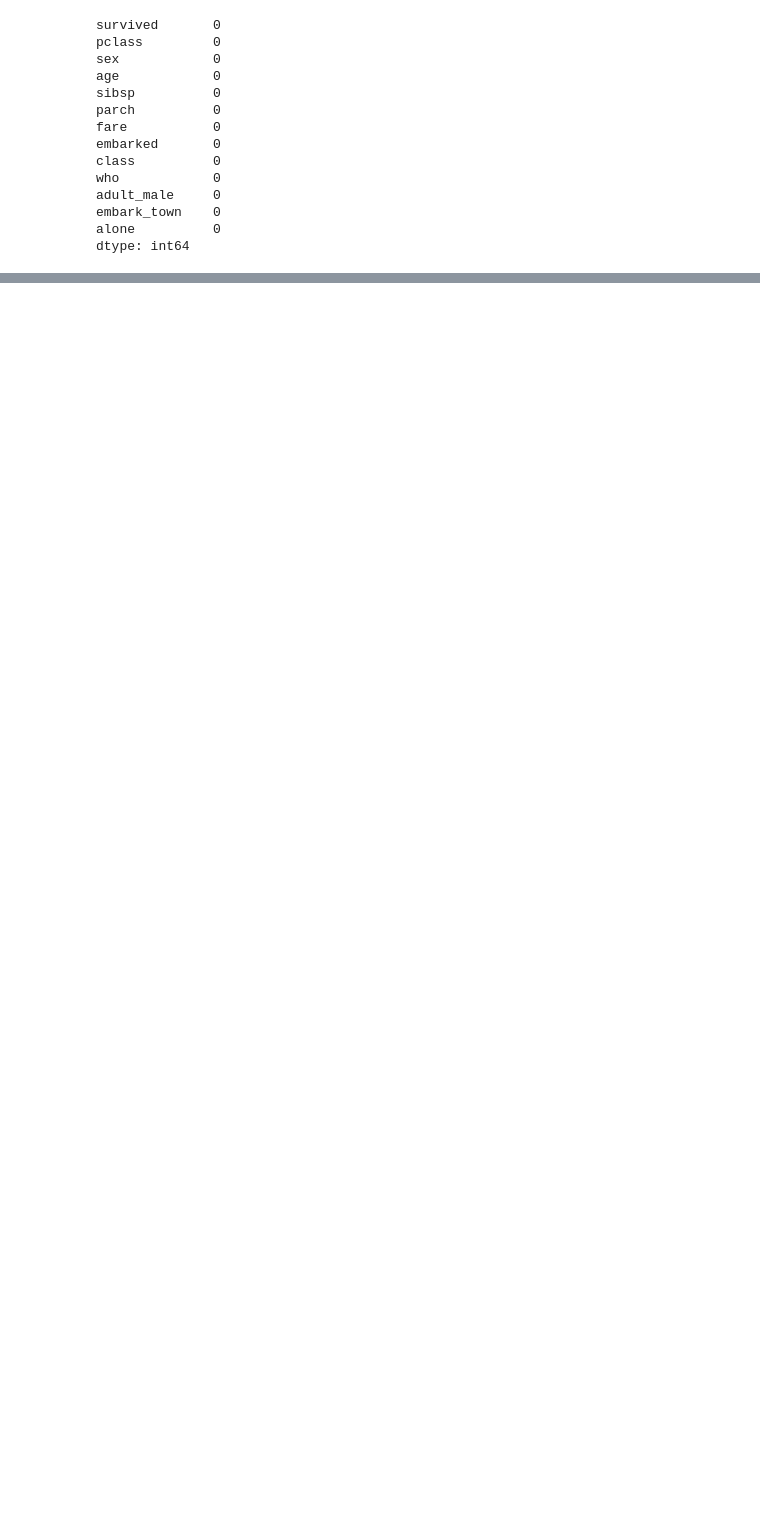
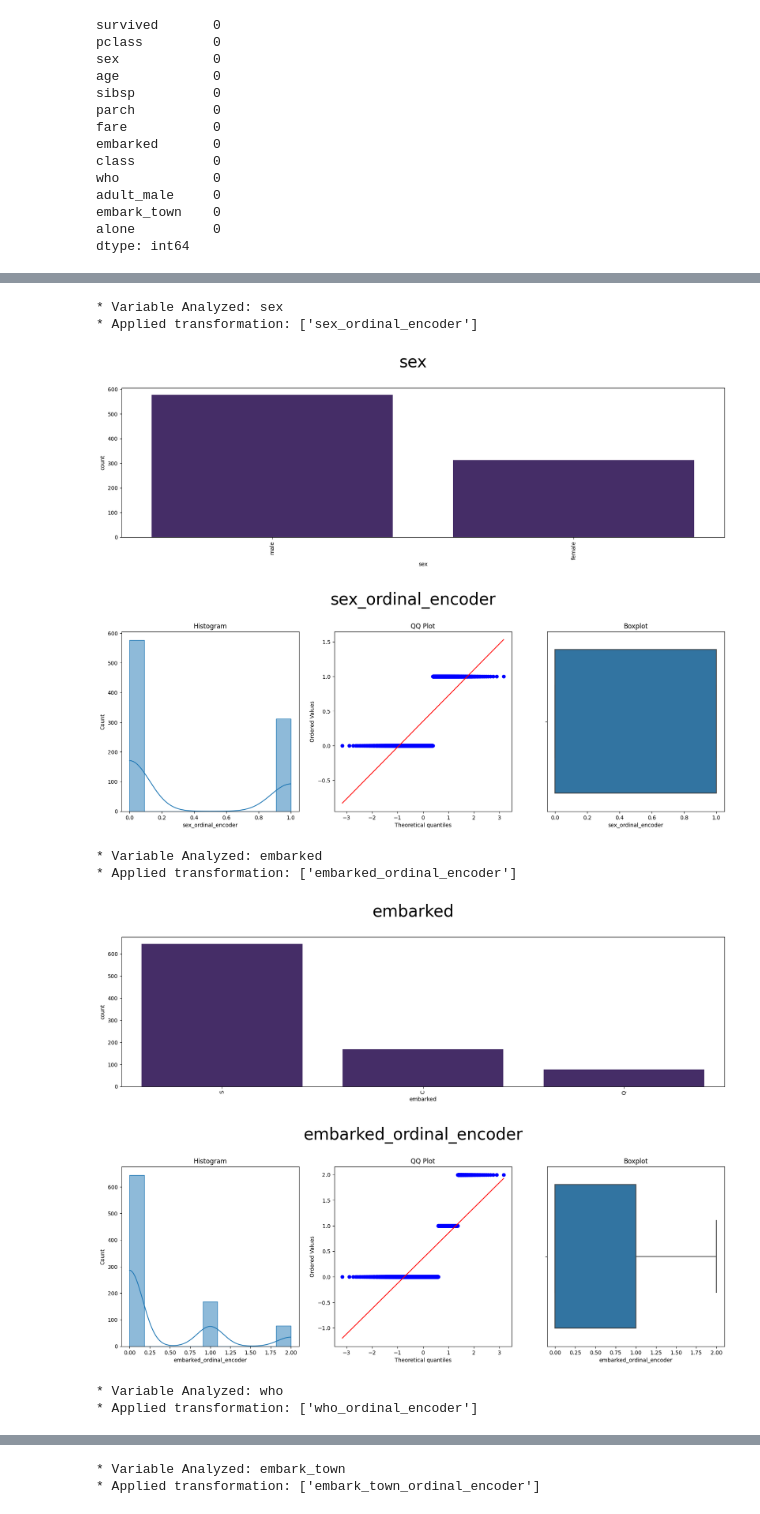
Before and after one commit to Danpr1984/Calculator-, a Jupyter notebook: feature_engine.ipynb, the cells around one changed output, grey strips where cells are left out. Saved outputs shown, nothing was run; the diff lists cells and outputs as text; code cells hidden in the pictures; blank space fills up the shorter version.

Commit message:
testing code institutes data cleaning feature engine functions

```diff
--- a/feature_engine.ipynb
+++ b/feature_engine.ipynb
@@ -1785,0 +1790,3 @@ dtype: int64
+# %%
+variables_engineering=['sex', 'embarked', 'who', 'embark_town']
+variables_engineering
@@ -1785,0 +1795,2 @@ dtype: int64
+# %%
+df_engineering = df[variables_engineering].copy()
@@ -1785,0 +1804,13 @@ dtype: int64
+# %%
+df_engineering=FeatureEngineeringAnalysis(df=df_engineering, analysis_type='ordinal_encoder')
+# %% [output]
+* Variable Analyzed: sex
+* Applied transformation: ['sex_ordinal_encoder']
+[figure, added]
+[figure, added]
+* Variable Analyzed: embarked
+* Applied transformation: ['embarked_ordinal_encoder']
+[figure, added]
+[figure, added]
+* Variable Analyzed: who
+* Applied transformation: ['who_ordinal_encoder']
@@ -1785,0 +1819,2 @@ dtype: int64
+* Variable Analyzed: embark_town
+* Applied transformation: ['embark_town_ordinal_encoder']
```
Also changed, not shown: parts of 14 cells of this notebook.
